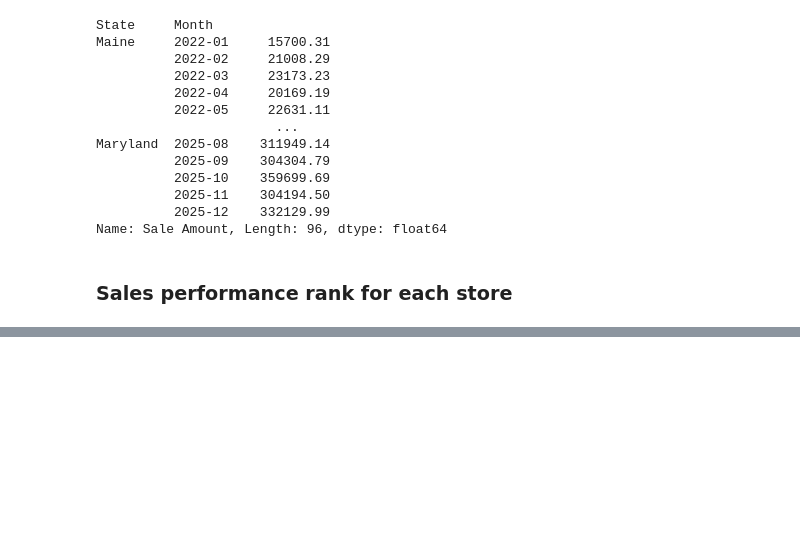
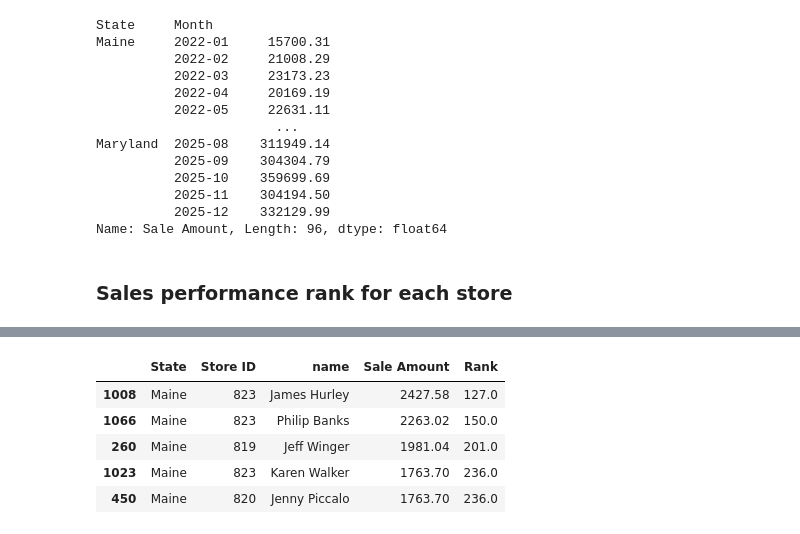
Before and after one commit to Tita9630/Capstone_2, a Jupyter notebook: Zergaw_sales_analysis.ipynb, the cells around one changed output, grey strips where cells are left out. Saved outputs shown, nothing was run; the diff lists cells and outputs as text; code cells hidden in the pictures; blank space fills up the shorter version.

```diff
--- a/Zergaw_sales_analysis.ipynb
+++ b/Zergaw_sales_analysis.ipynb
@@ -195,0 +204,18 @@ store_performance.head() # Displying the five top performer stores
+# %%
+customer_reward = customer_reward[customer_reward['State'].isin(['Maine', 'Maryland'])] # Filitering data by state
+# %%
+top_customers = customer_reward.groupby(['State', 'Store ID', 'name'] # Grouping by state, store ID, customer name, then calculating
+                )[['Sale Amount']].sum().reset_index()                #  the sale amount
+# %%
+top_customers['Rank'] = top_customers['Sale Amount'].rank(ascending=False) # Creating rank column
+# %%
+top_customers = top_customers.sort_values(by='Rank') # Sorting the top customers by rank
+# %%
+top_customers[top_customers['State'] == 'Maine'].head() # Top 5 spending customers in Maine
+# %% [output]
+|  | State | Store ID | name | Sale Amount | Rank |
+| 1008 | Maine | 823 | James Hurley | 2427.58 | 127.0 |
+| 1066 | Maine | 823 | Philip Banks | 2263.02 | 150.0 |
+| 260 | Maine | 819 | Jeff Winger | 1981.04 | 201.0 |
+| 1023 | Maine | 823 | Karen Walker | 1763.70 | 236.0 |
+| 450 | Maine | 820 | Jenny Piccalo | 1763.70 | 236.0 |
```
Also changed, not shown: parts of 7 cells of this notebook.
